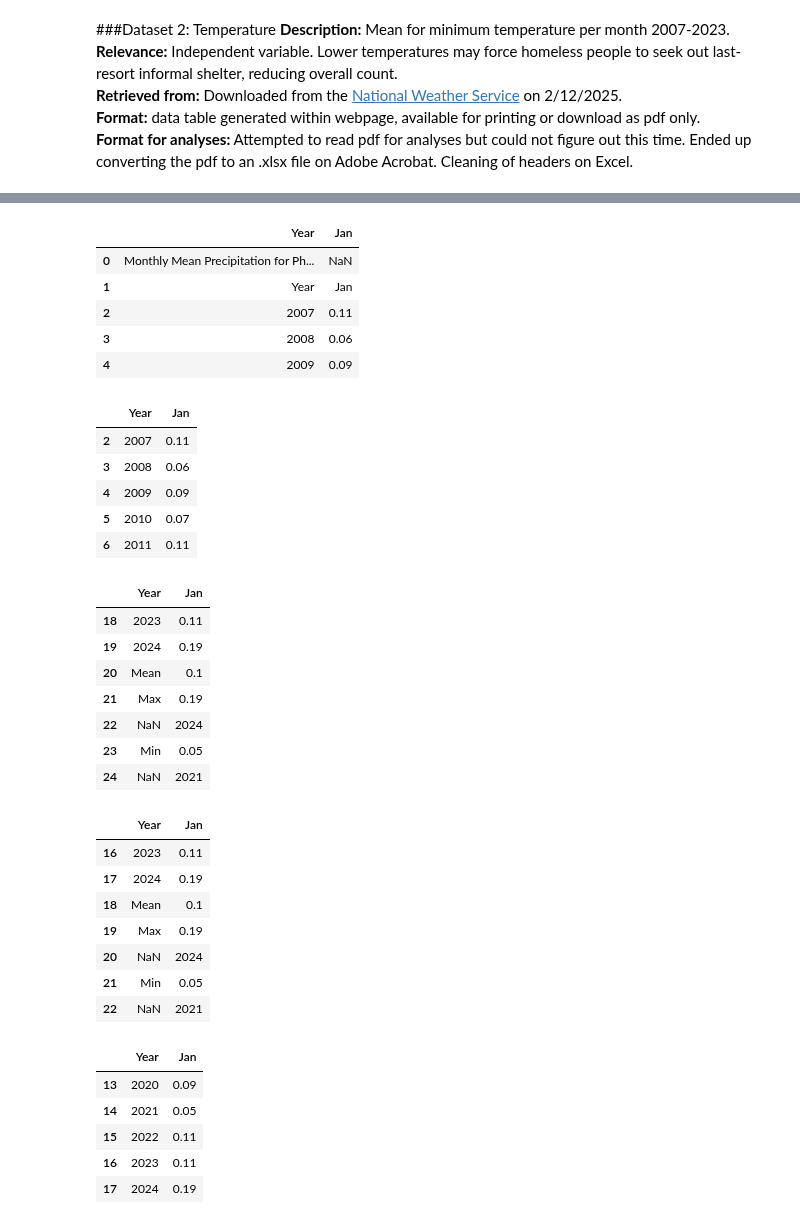
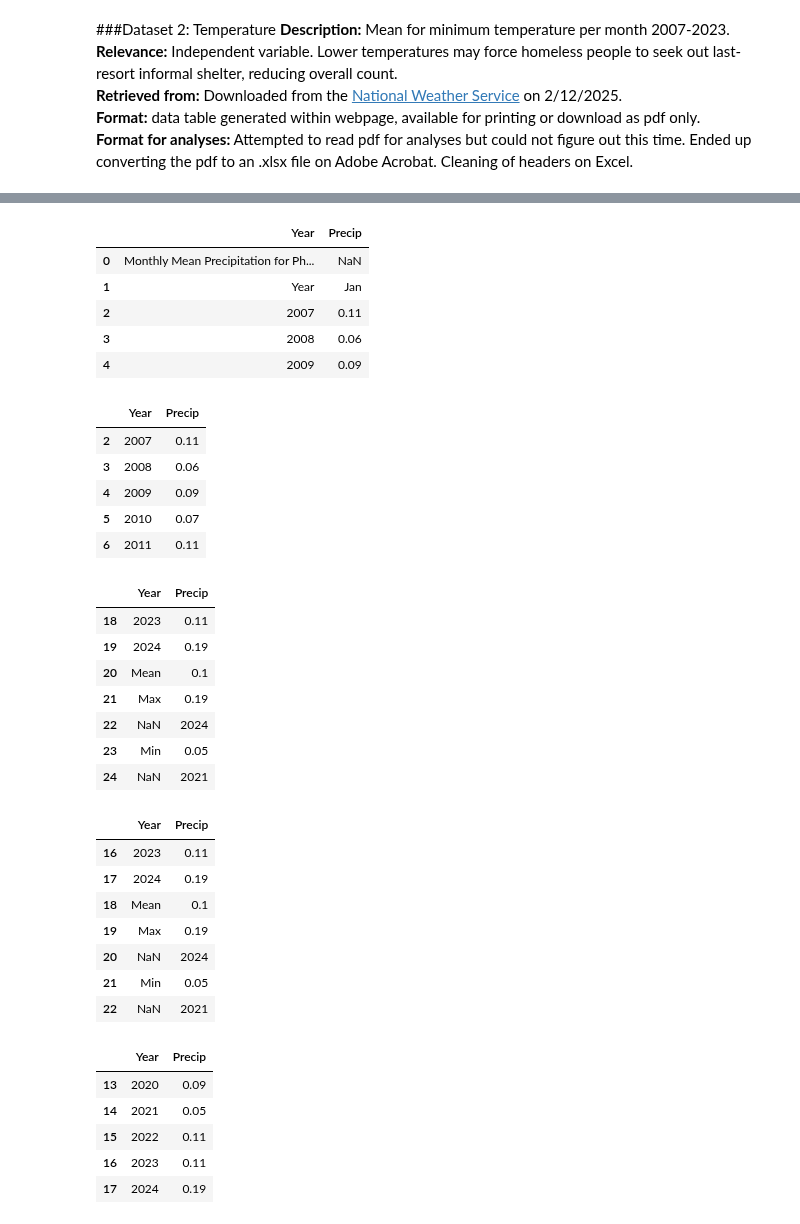
Before and after one commit to carlavilla/DataViz2025, a Jupyter notebook: CV_PS2.ipynb, the cells around one changed output, grey strips where cells are left out. Saved outputs shown, nothing was run; the diff lists cells and outputs as text; code cells hidden in the pictures.

```diff
--- a/CV_PS2.ipynb
+++ b/CV_PS2.ipynb
@@ -293,0 +192,3 @@ precip2.head()
+# %%
+precip2= precip.rename(columns={'Unnamed: 1': 'Year', 'Unnamed: 2': 'Precip'})
+precip2.head()
@@ -294,9 +202,9 @@ precip2.head()
 # %%
 #removing irrelevant data
-precip3= precip2[['Year', 'Jan']]
+precip3= precip2[['Year', 'Precip']]
 precip3.head()
 # %% [output]
-|  | Year | Jan |
+|  | Year | Precip |
 | 0 | Monthly Mean Precipitation for Ph... | NaN |
 | 1 | Year | Jan |
 | 2 | 2007 | 0.11 |
@@ -307,7 +215,7 @@ precip3.head()
 precip4 = precip3.drop(precip3.index[0:2])
 precip4.head()
 # %% [output]
-|  | Year | Jan |
+|  | Year | Precip |
 | 2 | 2007 | 0.11 |
 | 3 | 2008 | 0.06 |
 | 4 | 2009 | 0.09 |
@@ -317,7 +225,7 @@ precip4.head()
 #checking index for tail
 precip4.tail(7)
 # %% [output]
-|  | Year | Jan |
+|  | Year | Precip |
 | 18 | 2023 | 0.11 |
 | 19 | 2024 | 0.19 |
 | 20 | Mean | 0.1 |
@@ -330,7 +238,7 @@ precip4.tail(7)
 precip_reset= precip4.reset_index(drop=True)
 precip_reset.tail(7)
 # %% [output]
-|  | Year | Jan |
+|  | Year | Precip |
 | 16 | 2023 | 0.11 |
 | 17 | 2024 | 0.19 |
 | 18 | Mean | 0.1 |
@@ -343,7 +251,7 @@ precip_reset.tail(7)
 precip5= precip_reset.drop(precip_reset.index[18:])
 precip5.tail()
 # %% [output]
-|  | Year | Jan |
+|  | Year | Precip |
 | 13 | 2020 | 0.09 |
 | 14 | 2021 | 0.05 |
 | 15 | 2022 | 0.11 |
```
Also changed, not shown: parts of 69 cells of this notebook.
